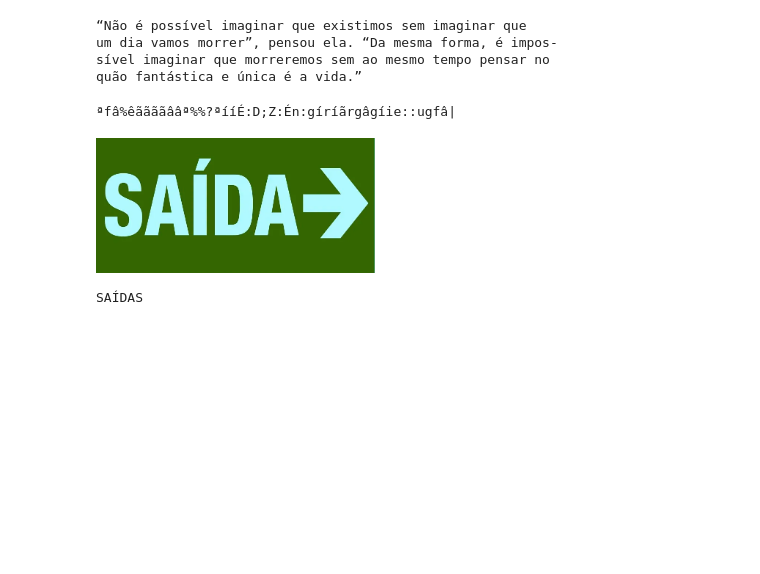
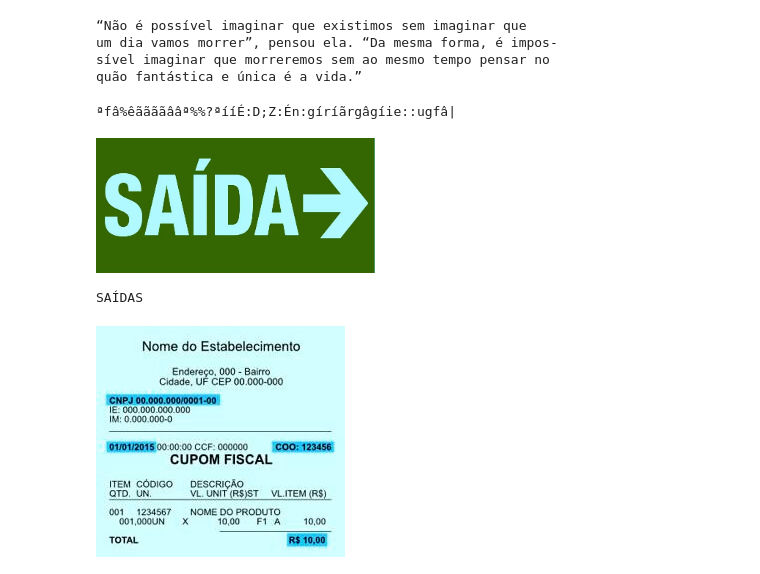
Before and after one commit to fcoprata/text-recognize, a Jupyter notebook: ocr_estudy.ipynb, the cells around one changed output. Drawn from its saved outputs; the diff is of its cells as text; code cells hidden in the pictures; blank space fills up the shorter version.

```diff
--- a/ocr_estudy.ipynb
+++ b/ocr_estudy.ipynb
@@ -216,3 +216,10 @@ texto = pytesseract.image_to_string(rgb, lang='por', config=config_tesseract)
 print(texto)
 # %% [output]
 SAÍDAS
+# %%
+## Importando a imagem
+img = cv2.imread('/content/text-recognize/Atividades/Aula2-Nota_Fiscal.jpg')
+rgb = cv2.cvtColor(img, cv2.COLOR_BGR2RGB)
+cv2_imshow(rgb)
+# %% [output]
+[figure, added]
```
Also changed, not shown: parts of 1 cell of this notebook.
